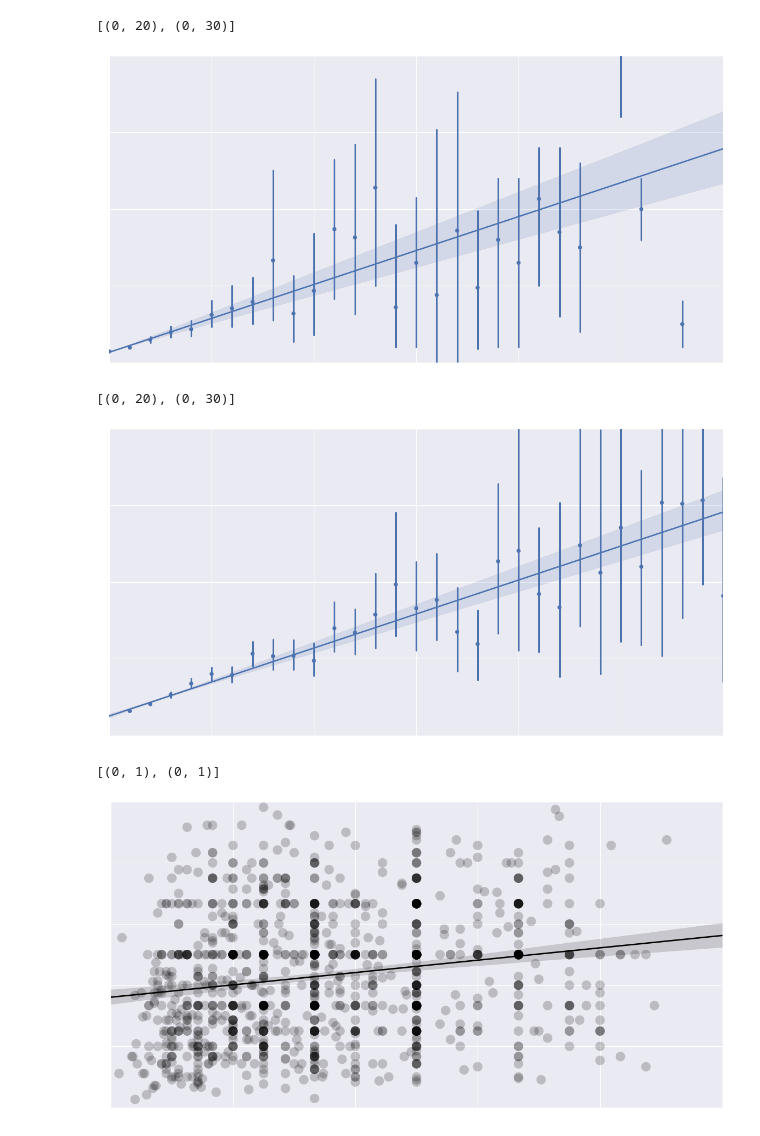
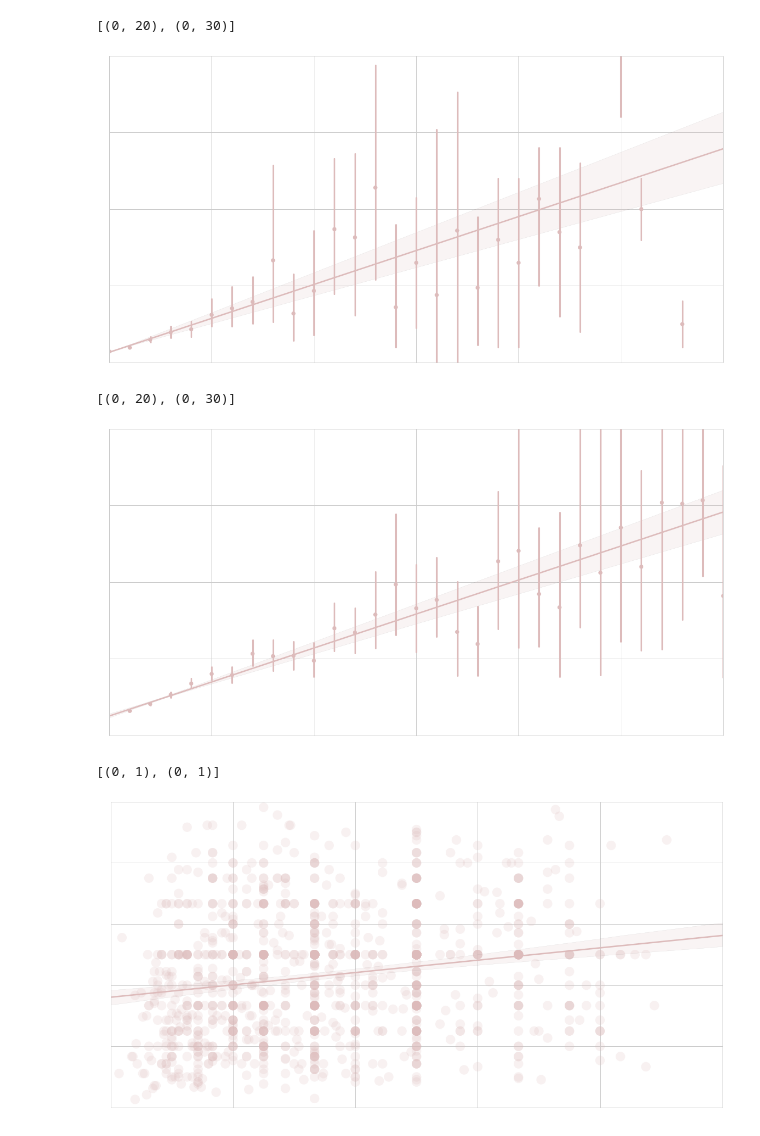
Before and after one commit to bwgroff/og_data, a Jupyter notebook: workspace/toads.ipynb, the cells around one changed output. Drawn from its saved outputs; the diff is of its cells as text; code cells hidden in the pictures.

```diff
--- a/workspace/toads.ipynb
+++ b/workspace/toads.ipynb
@@ -4,29 +4,31 @@ import pandas as pd
 import matplotlib.pyplot as plt
 import seaborn as sns
 %matplotlib inline
+# %%
+sns.set_style("whitegrid")
 # %%
 cols = ["customer_id", "merchant_id", "n_toads_2014", "n_subs_2014", "merchant_id_2015","n_toads_2015", "n_subs_2015"]
 toads = pd.read_csv("data/toads.csv", names=cols)
 # %%
 plt.figure(figsize=(20,10))
-rp = sns.regplot(x="n_toads_2014", y="n_toads_2015", data=toads, x_estimator=np.mean, x_ci=99)
+rp = sns.regplot(x="n_toads_2014", y="n_toads_2015", data=toads, x_estimator=np.mean, x_ci=99, color="#ddbbbb")
 #             x_jitter=0.5, y_jitter=0.5,
 #             color="#000000", marker='.', scatter_kws={"alpha":0.5})
 
 rp.set(xlim=[0, 30], ylim=[0, 20])
 # %% [output]
 [(0, 20), (0, 30)]
-[figure, old version]
+[figure, new version]
 # %%
 plt.figure(figsize=(20,10))
-rp = sns.regplot(x="n_subs_2014", y="n_subs_2015", data=toads, x_estimator=np.mean, x_ci=99)
+rp = sns.regplot(x="n_subs_2014", y="n_subs_2015", data=toads, x_estimator=np.mean, x_ci=99, color="#ddbbbb")
 #             x_jitter=0.5, y_jitter=0.5,
 #             color="#000000", marker='.', scatter_kws={"alpha":0.5})
 
 rp.set(xlim=[0, 30], ylim=[0, 20])
 # %% [output]
 [(0, 20), (0, 30)]
-[figure, old version]
+[figure, new version]
 # %%
 toads["toads_perc_2014"] = toads["n_toads_2014"] / toads["n_subs_2014"]
 toads["toads_perc_2015"] = toads["n_toads_2015"] / toads["n_subs_2015"]
@@ -34,9 +36,9 @@ toads_nontrivial = toads[toads["toads_perc_2015"]>0][toads["toads_perc_2015"]<1]
 # %%
 plt.figure(figsize=(20,10))
 rp = sns.regplot(x="toads_perc_2014", y="toads_perc_2015", data=toads_nontrivial,#)#, x_estimator=np.mean)
 #             x_jitter=0.5, y_jitter=0.5,
-            color="#000000", marker='o', scatter_kws={"alpha":0.2, 's':300})#, fit_reg=False)
+            color="#ddbbbb", marker='o', scatter_kws={"alpha":0.2, 's':300})#, fit_reg=False)
 rp.set(xlim=[0, 1], ylim=[0, 1])
 # %% [output]
 [(0, 1), (0, 1)]
-[figure, old version]
+[figure, new version]
```
Also changed, not shown: 13 other files.
